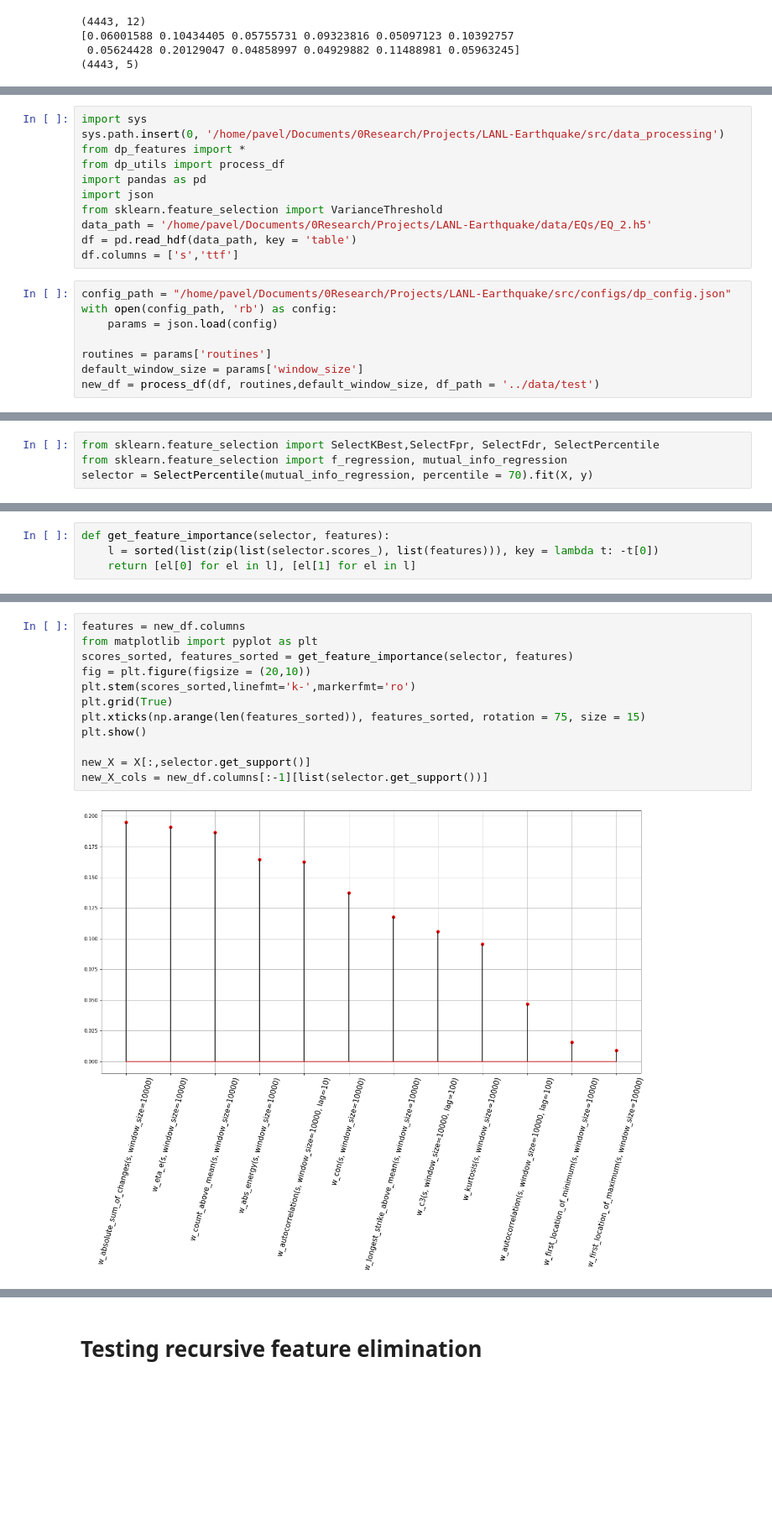
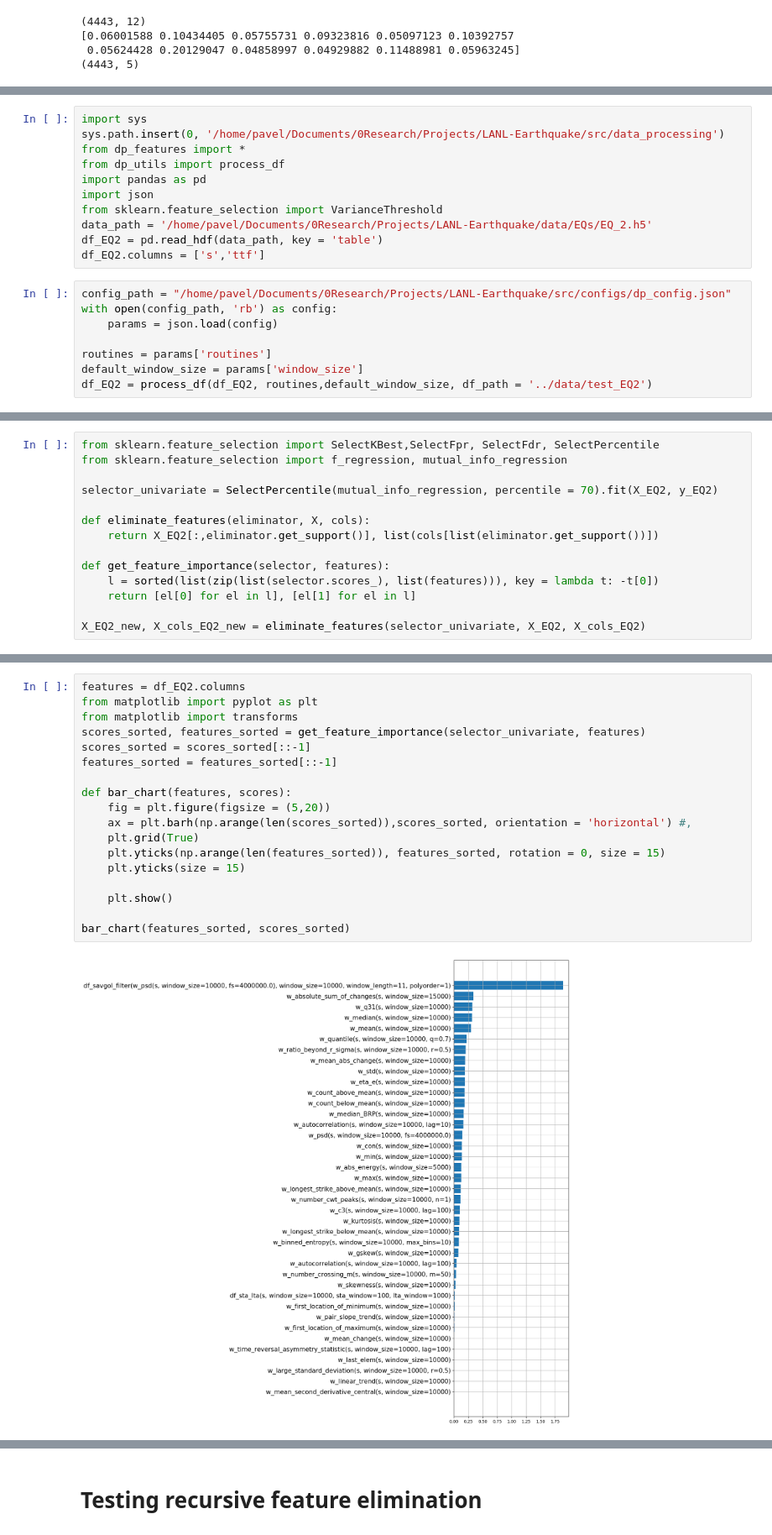
Before and after one commit to SIakovlev/LANL-Earthquake, a Jupyter notebook: src/feature_elimination/feature_elimination.ipynb, the cells around one changed output, grey strips where cells are left out. Shown at 84% size. Saved outputs shown, nothing was run; the diff lists cells and outputs as text; blank space fills up the shorter version.

Commit message:
Nice bar chart and continue of testing of the feature elimination

```diff
--- a/src/feature_elimination/feature_elimination.ipynb
+++ b/src/feature_elimination/feature_elimination.ipynb
@@ -191,8 +172,8 @@ import pandas as pd
 import json
 from sklearn.feature_selection import VarianceThreshold
 data_path = '/home/pavel/Documents/0Research/Projects/LANL-Earthquake/data/EQs/EQ_2.h5'
-df = pd.read_hdf(data_path, key = 'table')
-df.columns = ['s','ttf']
+df_EQ2 = pd.read_hdf(data_path, key = 'table')
+df_EQ2.columns = ['s','ttf']
 # %%
 config_path = "/home/pavel/Documents/0Research/Projects/LANL-Earthquake/src/configs/dp_config.json"
 with open(config_path, 'rb') as config:
@@ -200,6 +181,6 @@ with open(config_path, 'rb') as config:
 
 routines = params['routines']
 default_window_size = params['window_size']
-new_df = process_df(df, routines,default_window_size, df_path = '../data/test')
+df_EQ2 = process_df(df_EQ2, routines,default_window_size, df_path = '../data/test_EQ2')
 # %% [output]
 Calculation of 44 features...
@@ -250,4 +212,0 @@ Index(['w_abs_energy(s, window_size=10000)',
-# %%
-from sklearn.feature_selection import SelectKBest,SelectFpr, SelectFdr, SelectPercentile
-from sklearn.feature_selection import f_regression, mutual_info_regression
-selector = SelectPercentile(mutual_info_regression, percentile = 70).fit(X, y)
@@ -262,4 +213,14 @@ Remaining features:
 # %%
+from sklearn.feature_selection import SelectKBest,SelectFpr, SelectFdr, SelectPercentile
+from sklearn.feature_selection import f_regression, mutual_info_regression
+
+selector_univariate = SelectPercentile(mutual_info_regression, percentile = 70).fit(X_EQ2, y_EQ2)
+
+def eliminate_features(eliminator, X, cols):
+    return X_EQ2[:,eliminator.get_support()], list(cols[list(eliminator.get_support())])
+
 def get_feature_importance(selector, features):
     l = sorted(list(zip(list(selector.scores_), list(features))), key = lambda t: -t[0])
     return [el[0] for el in l], [el[1] for el in l]
+
+X_EQ2_new, X_cols_EQ2_new = eliminate_features(selector_univariate, X_EQ2, X_cols_EQ2)
@@ -266,14 +234,20 @@ def get_feature_importance(selector, features):
 # %%
-features = new_df.columns
+features = df_EQ2.columns
 from matplotlib import pyplot as plt
-scores_sorted, features_sorted = get_feature_importance(selector, features)
-fig = plt.figure(figsize = (20,10))
-plt.stem(scores_sorted,linefmt='k-',markerfmt='ro')
-plt.grid(True)
-plt.xticks(np.arange(len(features_sorted)), features_sorted, rotation = 75, size = 15)
-plt.show()
+from matplotlib import transforms
+scores_sorted, features_sorted = get_feature_importance(selector_univariate, features)
+scores_sorted = scores_sorted[::-1]
+features_sorted = features_sorted[::-1]
 
-new_X = X[:,selector.get_support()]
-new_X_cols = new_df.columns[:-1][list(selector.get_support())]
+def bar_chart(features, scores):
+    fig = plt.figure(figsize = (5,20))
+    ax = plt.barh(np.arange(len(scores_sorted)),scores_sorted, orientation = 'horizontal') #,
+    plt.grid(True)
+    plt.yticks(np.arange(len(features_sorted)), features_sorted, rotation = 0, size = 15)
+    plt.yticks(size = 15)
+
+    plt.show()
+
+bar_chart(features_sorted, scores_sorted)
 # %% [output]
-[figure, old version]
+[figure, new version]
```
Also changed, not shown: parts of 16 cells of this notebook, 1 other file.
